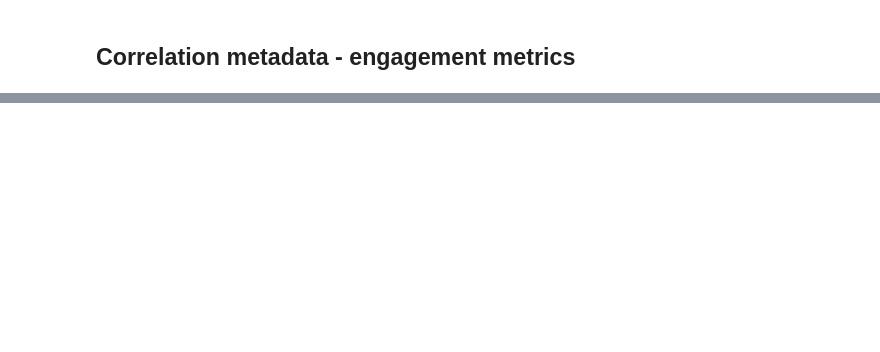
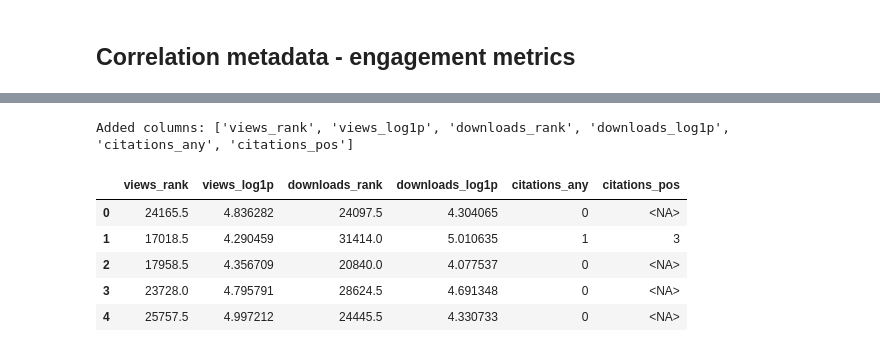
Before and after one commit to fairdataihub/poster-sharing-reuse-paper-code, a Jupyter notebook: poster-reuse.ipynb, the cells around one changed output, grey strips where cells are left out. Cells and saved outputs as stored; diff of their text form; code cells hidden in the pictures; blank space fills up the shorter version.

```diff
--- a/poster-reuse.ipynb
+++ b/poster-reuse.ipynb
@@ -667,0 +884,40 @@ plt.show()
+# %%
+def add_outcome_transforms(
+    df_analysis,
+    views_col = "views",
+    downloads_col = "downloads",
+    citations_col = "citations",
+):
+
+    df_work = df_analysis.copy()
+
+    # Views and downloads - rank-based and log-based versions
+    for col in [views_col, downloads_col]:
+        # Rank: 1..N (ties get average rank). Good for Spearman-type analyses.
+        df_work[f"{col}_rank"] = df_work[col].rank(method="average", na_option="keep")
+
+        # Log transform: log(1 + x).
+        df_work[f"{col}_log1p"] = np.log1p(df_work[col].astype(float))
+
+    # Citations - two-stage variables
+    # Any citations (0 = none/1 = any)
+    df_work["citations_any"] = (df_work[citations_col].fillna(0) > 0).astype(int)
+
+    # Magnitude among cited only (NaN for uncited)
+    df_work["citations_pos"] = df_work[citations_col].where(df_work[citations_col] > 0, np.nan)
+
+    return df_work
+# %%
+df_work = add_outcome_transforms(df_analysis)
+
+new_cols = [c for c in df_work.columns if c not in df_analysis.columns]
+print("Added columns:", new_cols)
+display(df_work[new_cols].head())
+# %% [output]
+Added columns: ['views_rank', 'views_log1p', 'downloads_rank', 'downloads_log1p', 'citations_any', 'citations_pos']
+|  | views_rank | views_log1p | downloads_rank | downloads_log1p | citations_any | citations_pos |
+| 0 | 24165.5 | 4.836282 | 24097.5 | 4.304065 | 0 | <NA> |
+| 1 | 17018.5 | 4.290459 | 31414.0 | 5.010635 | 1 | 3 |
+| 2 | 17958.5 | 4.356709 | 20840.0 | 4.077537 | 0 | <NA> |
+| 3 | 23728.0 | 4.795791 | 28624.5 | 4.691348 | 0 | <NA> |
+| 4 | 25757.5 | 4.997212 | 24445.5 | 4.330733 | 0 | <NA> |
```
Also changed, not shown: parts of 21 cells of this notebook, 5 other files.
